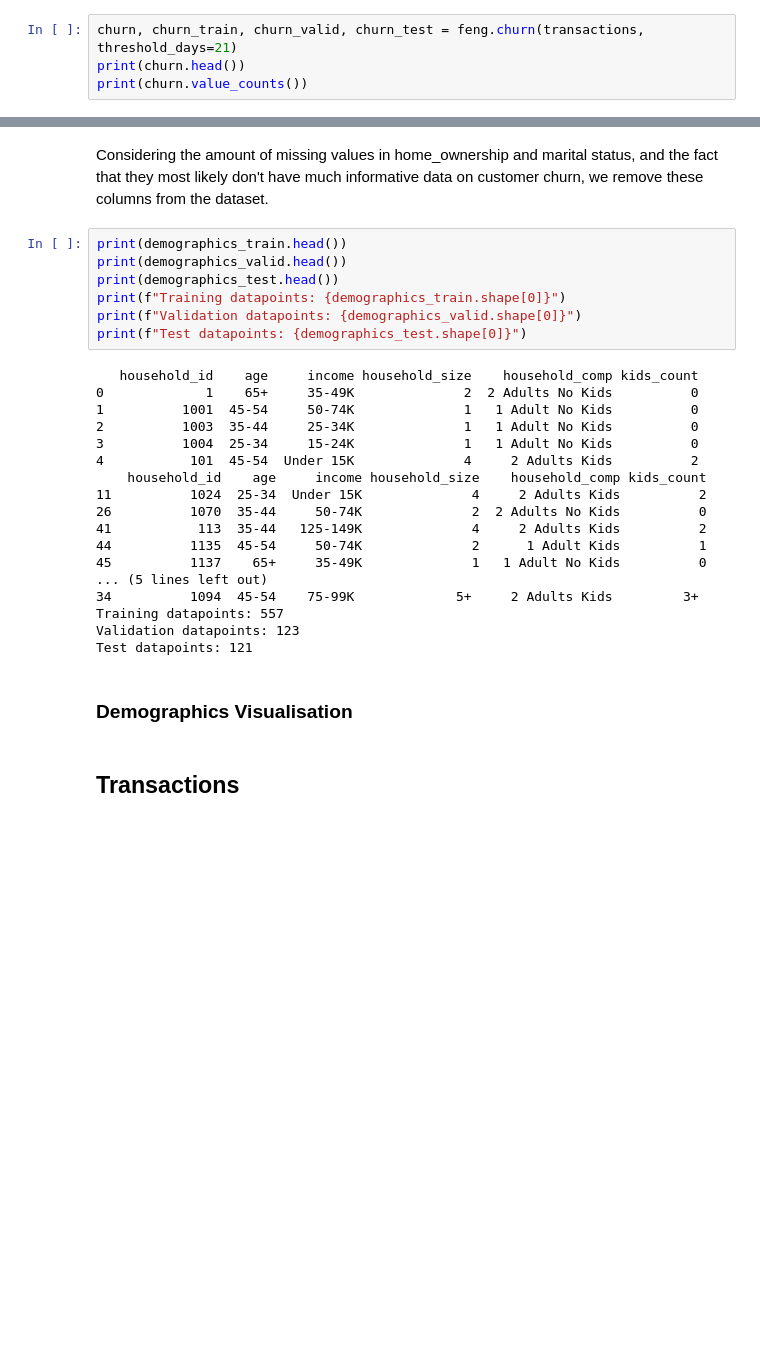
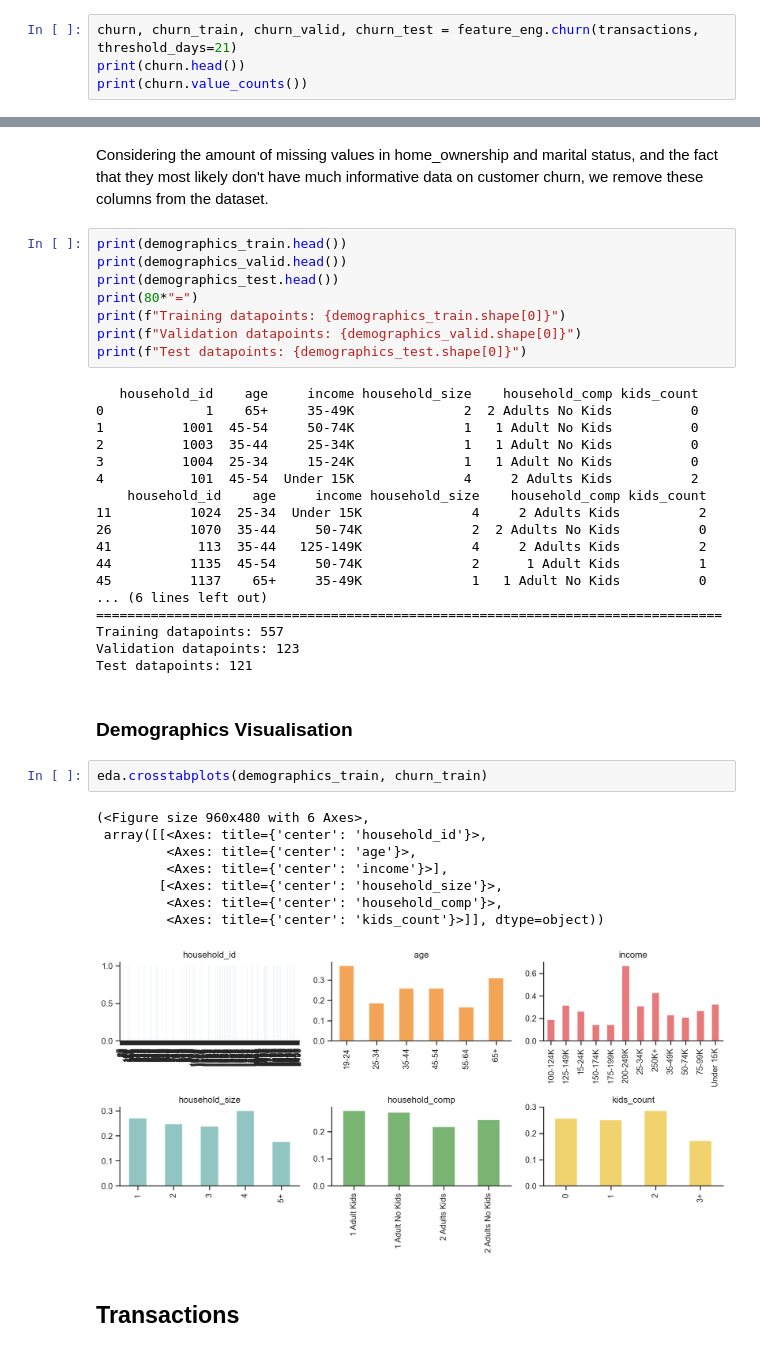
Before and after one commit to Kasperclowes/QBUS3820-Group-Assignment, a Jupyter notebook: RUN.ipynb, the cells around one changed output, grey strips where cells are left out. Saved outputs shown, nothing was run; the diff lists cells and outputs as text; blank space fills up the shorter version.

```diff
--- a/RUN.ipynb
+++ b/RUN.ipynb
@@ -32,7 +32,7 @@ transactions, demographics, products, campaigns, campaign_descriptions, promotio
 # %% [markdown]
 ### Define Churn variable
 # %%
-churn, churn_train, churn_valid, churn_test = feng.churn(transactions, threshold_days=21)
+churn, churn_train, churn_valid, churn_test = feature_eng.churn(transactions, threshold_days=21)
 print(churn.head())
 print(churn.value_counts())
 # %% [output]
@@ -87,6 +87,7 @@ Considering the amount of missing values in home_ownership and marital status, a
 print(demographics_train.head())
 print(demographics_valid.head())
 print(demographics_test.head())
+print(80*"=")
 print(f"Training datapoints: {demographics_train.shape[0]}")
 print(f"Validation datapoints: {demographics_valid.shape[0]}")
 print(f"Test datapoints: {demographics_test.shape[0]}")
@@ -103,13 +104,24 @@ print(f"Test datapoints: {demographics_test.shape[0]}")
 41           113  35-44   125-149K              4     2 Adults Kids          2
 44          1135  45-54     50-74K              2      1 Adult Kids          1
 45          1137    65+     35-49K              1   1 Adult No Kids          0
-... (5 lines left out)
-34          1094  45-54    75-99K             5+     2 Adults Kids         3+
+... (6 lines left out)
+================================================================================
 Training datapoints: 557
 Validation datapoints: 123
 Test datapoints: 121
 # %% [markdown]
 ### Demographics Visualisation
+# %%
+eda.crosstabplots(demographics_train, churn_train)
+# %% [output]
+(<Figure size 960x480 with 6 Axes>,
+ array([[<Axes: title={'center': 'household_id'}>,
+         <Axes: title={'center': 'age'}>,
+         <Axes: title={'center': 'income'}>],
+        [<Axes: title={'center': 'household_size'}>,
+         <Axes: title={'center': 'household_comp'}>,
+         <Axes: title={'center': 'kids_count'}>]], dtype=object))
+[figure, added]
 # %% [markdown]
 ## Transactions
 # %%
```
Also changed, not shown: parts of 5 cells of this notebook, 1 other file.
